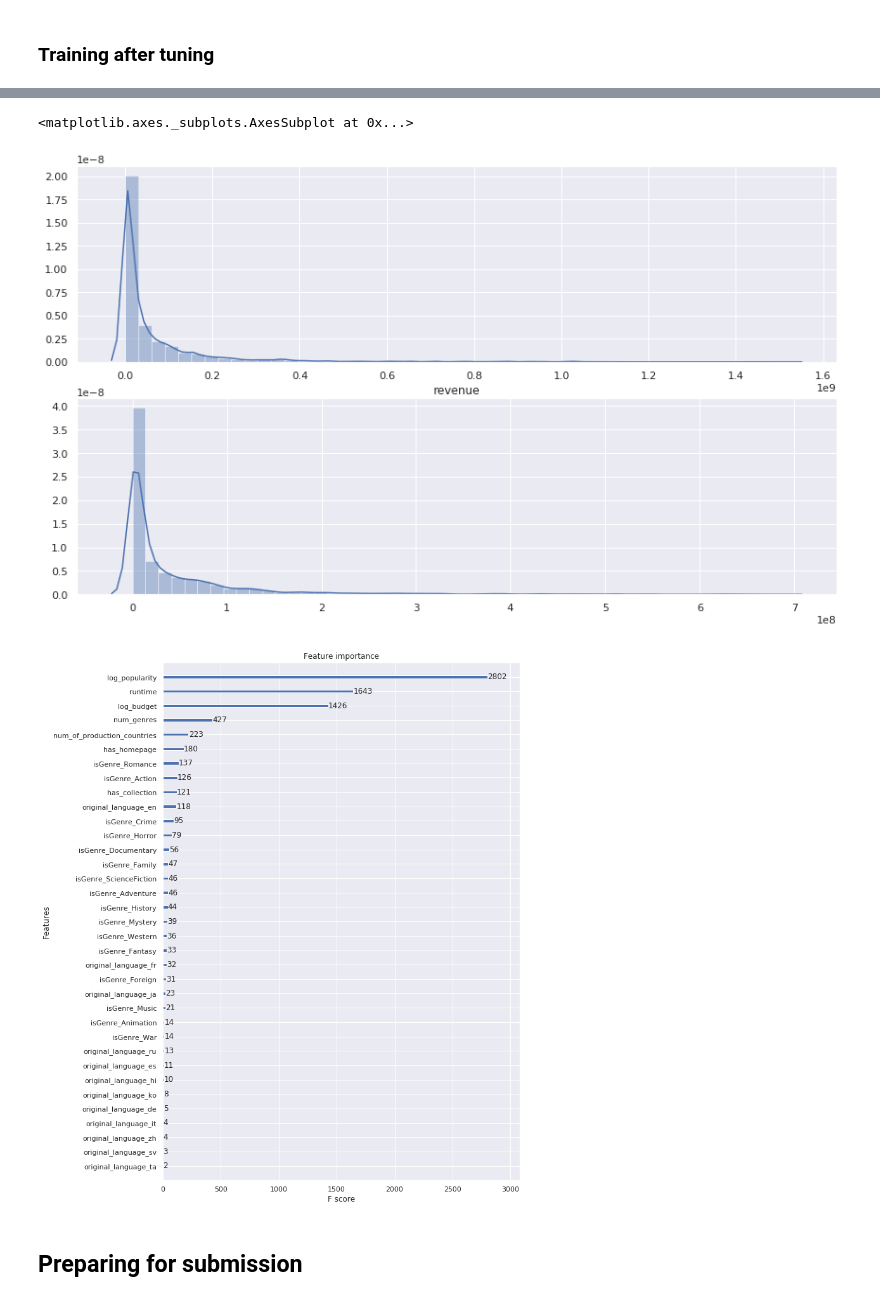
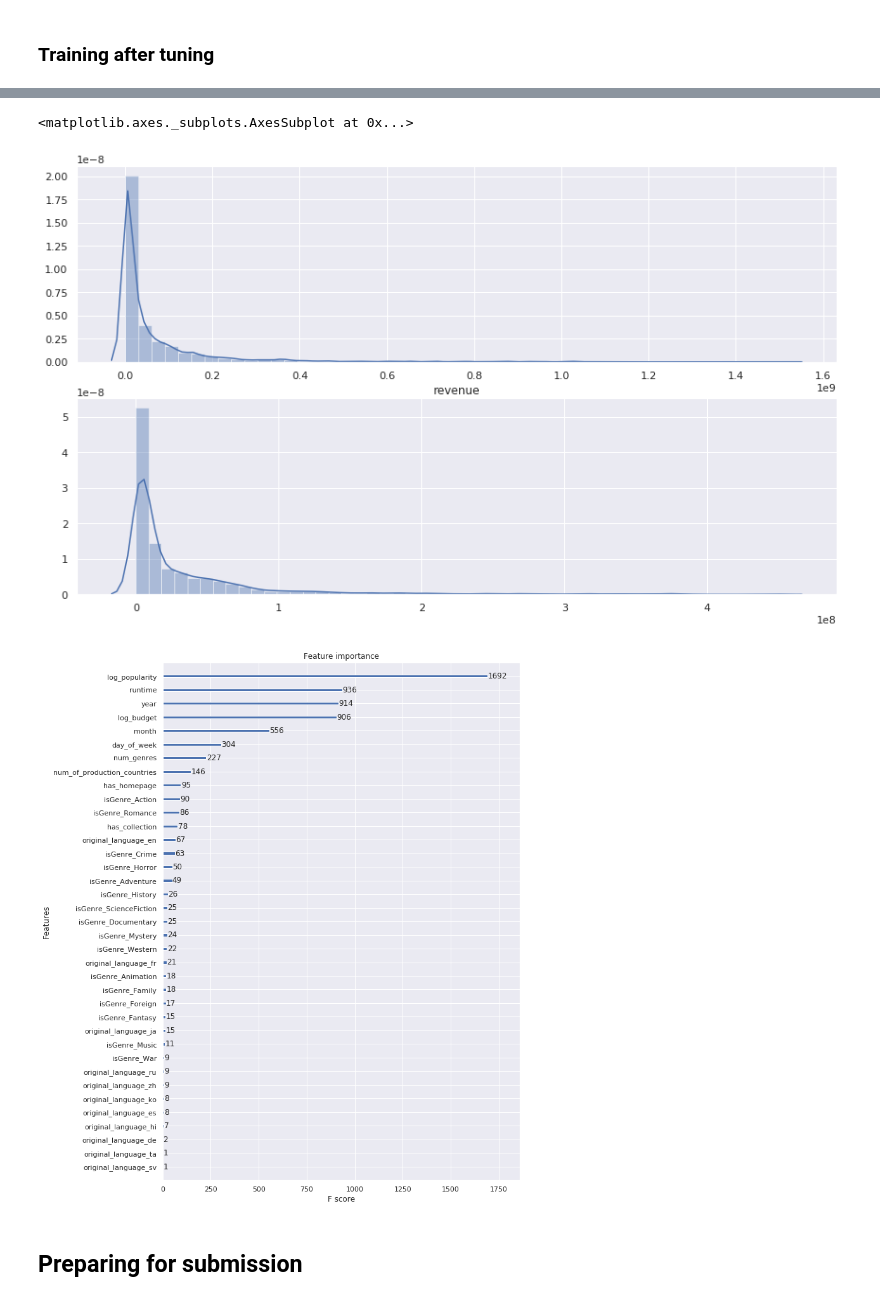
Before and after one commit to praxitelisk/TMDB-Box-Office-Prediction, a Jupyter notebook: TMDB Box Office Prediction EDA + ML.ipynb, the cells around one changed output, grey strips where cells are left out. Cells and saved outputs as stored; diff of their text form; code cells hidden in the pictures.

```diff
--- a/TMDB Box Office Prediction EDA + ML.ipynb
+++ b/TMDB Box Office Prediction EDA + ML.ipynb
@@ -411,0 +476,5 @@ Text(0.5, 1.0, 'Revenue for film and original_language')
+# %%
+sns.set(rc={'figure.figsize':(20, 8)})
+g = sns.boxplot(x='year', y='revenue', data=train_df)
+plt.xticks(rotation=90)
+plt.title('Year when the movie release and revenue')
@@ -438,6 +510,6 @@ Index(['id', 'belongs_to_collection', 'budget', 'genres', 'homepage',
       dtype='object')
 # %%
-columns_for_training = ["log_budget", "log_popularity", "runtime", "num_genres", "num_of_production_countries", "has_collection", "has_homepage", "original_language", 'isGenre_Action',
+columns_for_training = ["log_budget", "log_popularity", "runtime", "day_of_week", "year", "month", "num_genres", "num_of_production_countries", "has_collection", "has_homepage", "original_language", 'isGenre_Action',
        'isGenre_Romance', 'isGenre_Crime', 'isGenre_Adventure',
        'isGenre_Horror', 'isGenre_ScienceFiction', 'isGenre_Family',
        'isGenre_Fantasy', 'isGenre_Mystery', 'isGenre_Animation',
@@ -522,7 +594,7 @@ for train_index, valid_index in folds.split(xtrain, ytrain):
     num_fold = num_fold + 1
     print()
 
-    clf_stra_xgb = xgb.XGBRegressor(n_estimators=10000, seed=42)
+    clf_stra_xgb = xgb.XGBRegressor(n_estimators=10000, seed=42, nthread=-1)
 
     clf_stra_xgb.fit(xtrain_stra, ytrain_stra, eval_set=[(xtrain_stra, ytrain_stra), (xvalid_stra, yvalid_stra)],
                 early_stopping_rounds=1000, eval_metric='rmse', verbose=100)
@@ -601,10 +673,11 @@ def bayesian_tuning(xtrain, ytrain):
         cv = KFold(
             n_splits=num_of_splits,
             shuffle=True,
-            random_state=42
+            random_state=42,
+            nthread = -1
         ),
         n_jobs = 1,
-        n_iter = 7,
+        n_iter = 12,
         verbose = 0,
         refit = True,
         random_state = 42
@@ -708,7 +781,8 @@ for train_index, valid_index in folds.split(xtrain, ytrain):
                                     reg_alpha=result.best_params_["reg_alpha"],
                                     reg_lambda=result.best_params_["reg_lambda"],
                                     subsample=result.best_params_["subsample"],
-                                    seed=42)
+                                    seed=42,
+                                    nthread = -1)
 
     clf_stra_tuned_xgb.fit(xtrain_stra, ytrain_stra, eval_set=[(xtrain_stra, ytrain_stra), (xvalid_stra, yvalid_stra)],
                 early_stopping_rounds=1000, eval_metric='rmse', verbose=100)
@@ -753,6 +827,6 @@ OOF Out-of-fold rmse: 2.1009117959158976
 <matplotlib.axes._subplots.AxesSubplot at 0x...>
-[figure, old version]
+[figure, new version]
-[figure, old version]
+[figure, new version]
 # %% [markdown]
 ## Preparing for submission
 # %%
```
Also changed, not shown: parts of 23 cells of this notebook.
